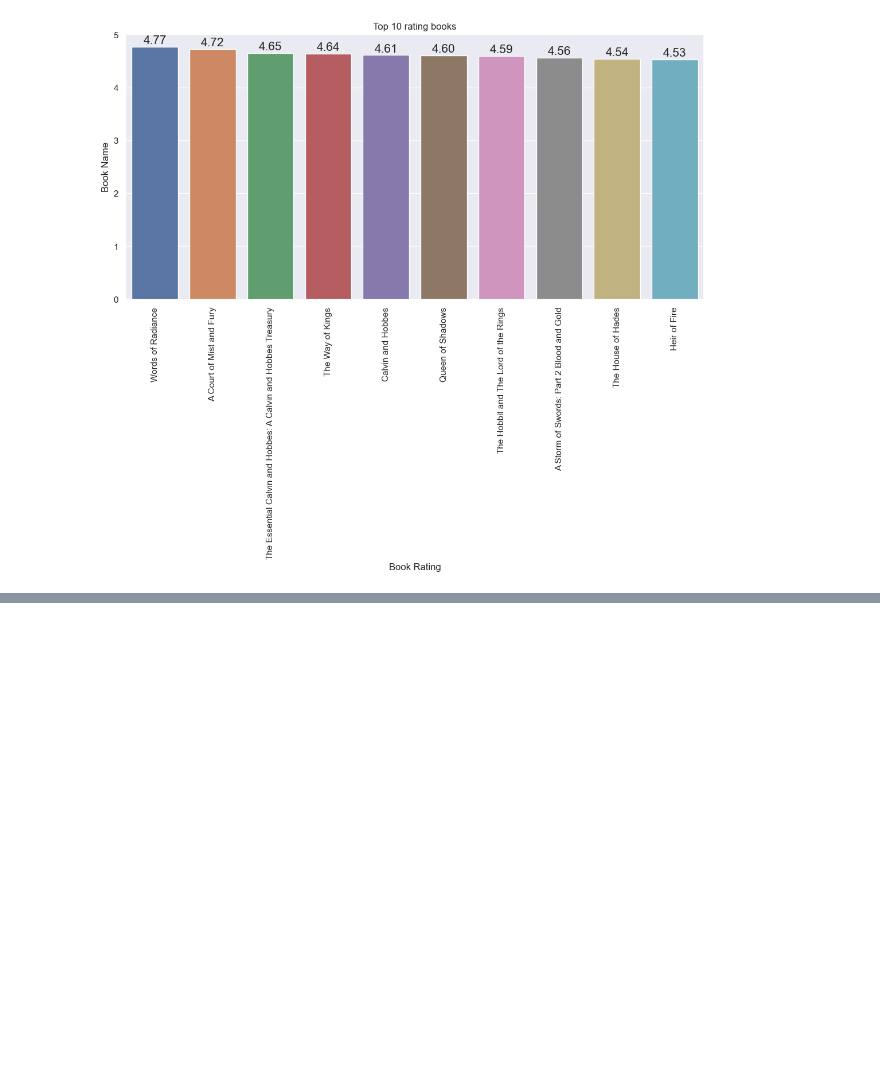
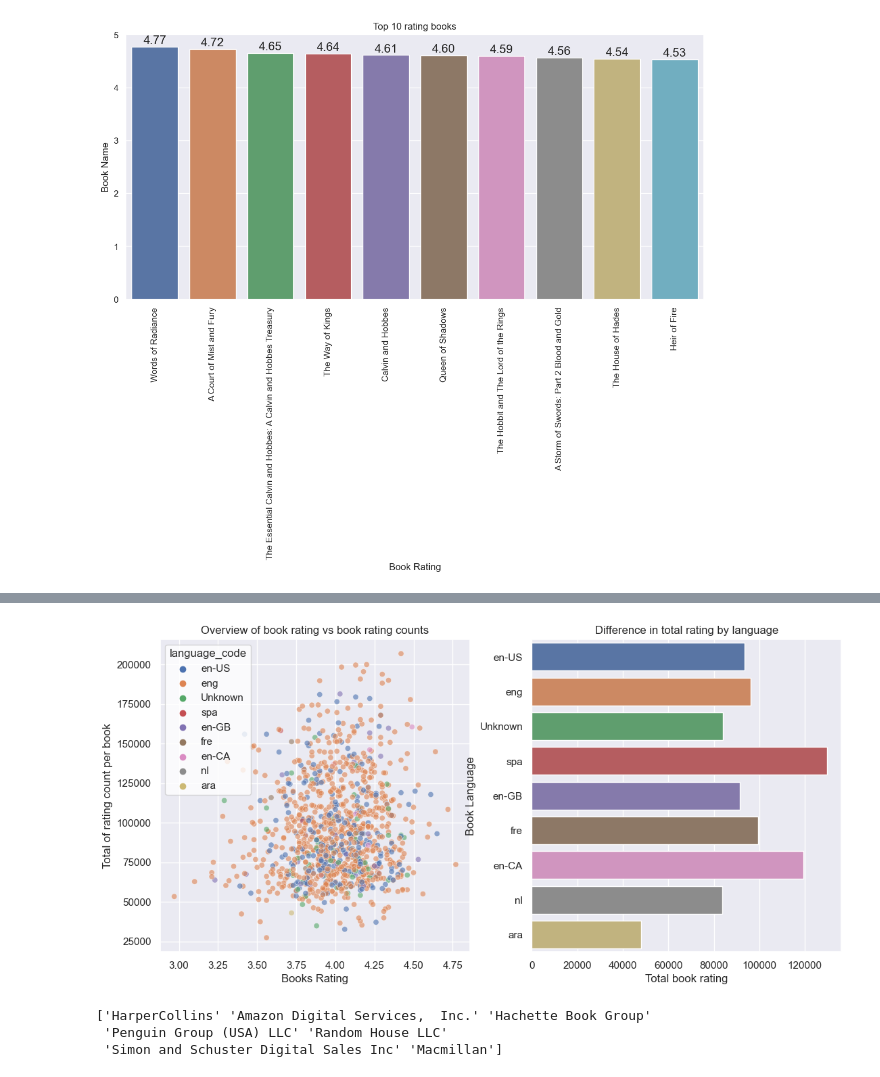
Before and after one commit to jesusbailbond/Books, a Jupyter notebook: Books Data.ipynb, the cells around one changed output, grey strips where cells are left out. Cells and saved outputs as stored; diff of their text form; code cells hidden in the pictures; blank space fills up the shorter version.

```diff
--- a/Books Data.ipynb
+++ b/Books Data.ipynb
@@ -160,0 +214,22 @@ ax.set_ylabel('Book Name');
+# %%
+fig, axes = plt.subplots(1,2, figsize=(13,6))
+sns.set_style("white")
+sns.scatterplot(df, x="Book_average_rating", y="Book_ratings_count", hue="language_code", alpha=0.6, ax=axes[0])
+axes[0].set_title('Overview of book rating vs book rating counts')
+axes[0].set_xlabel('Books Rating');
+axes[0].set_ylabel('Total of rating count per book')
+sns.barplot(df, x="Book_ratings_count", y="language_code", errorbar=None,ax = axes[1])
+axes[1].set_title('Difference in total rating by language')
+axes[1].set_xlabel('Total book rating')
+axes[1].set_ylabel('Book Language');
+# %% [output]
+[figure, added]
+# %%
+publish = df['Publisher '].str.startswith('Harper')
+df.loc[publish, 'Publisher '] = "HarperCollins"
+
+print(df['Publisher '].unique())
+# %% [output]
+['HarperCollins' 'Amazon Digital Services,  Inc.' 'Hachette Book Group'
+ 'Penguin Group (USA) LLC' 'Random House LLC'
+ 'Simon and Schuster Digital Sales Inc' 'Macmillan']
```
Also changed, not shown: parts of 21 cells of this notebook.
